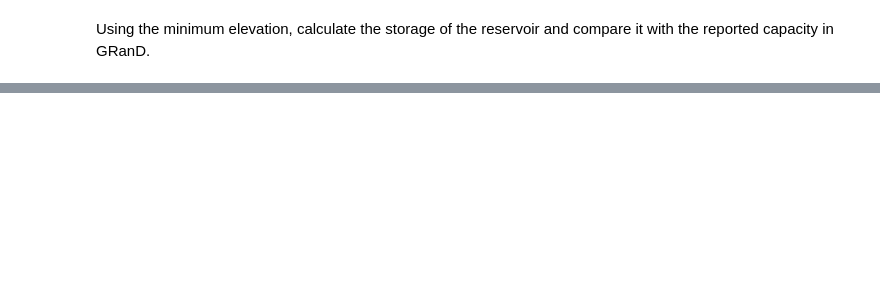
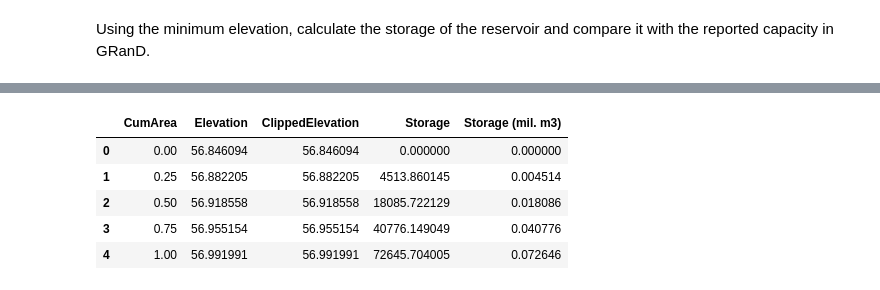
Before and after one commit to UW-SASWE/tmspp, a Jupyter notebook: notebooks/03.6.1-aevcurve.ipynb, the cells around one changed output, grey strips where cells are left out. Cells and saved outputs as stored; diff of their text form; code cells hidden in the pictures; blank space fills up the shorter version.

```diff
--- a/notebooks/03.6.1-aevcurve.ipynb
+++ b/notebooks/03.6.1-aevcurve.ipynb
@@ -609,29 +207,0 @@ srtm_extrapolated_dir = Path('/tiger1/pdas47/tmsosPP/data/aec/srtm_extrapolated'
-# %%
-val_res_pt = val_pts.loc[val_pts['tmsos_id'].isin(selected_reservoirs)]
-val_res_poly = val_polys.loc[val_polys['tmsos_id'].isin(selected_reservoirs)]
-
-# aec_fp = srtm_extrapolated_dir / f'{RESERVOIR}_poly_{poly_deg}.csv'
-# aec_df = pd.read_csv(aec_fp)
-
-from scipy.integrate import cumulative_trapezoid
-# https://docs.scipy.org/doc/scipy/reference/generated/scipy.integrate.cumulative_trapezoid.html#scipy.integrate.cumulative_trapezoid
-## Cumulatively integrate y(x) using the composite trapezoidal rule.
-
-
-aec_df = extrapolated_aec
-
-elevation_normalized = (aec_df['Elevation'] - aec_df['Elevation'].min())
-
-# cumulative_trapezoid takes two parameters.
-# y = y-axis locations of points. these values will be integrated.
-# https://en.wikipedia.org/wiki/File:Composite_trapezoidal_rule_illustration.png. Normalized Elevation.
-# x = x-axis locations of points, where each y value is sampled. Area.
-storage = cumulative_trapezoid(
-    elevation_normalized,
-    aec_df['CumArea'] * 1e6
-)
-storage = np.insert(storage, 0, 0)
-
-aec_df['Storage'] = storage
-aec_df['Storage (mil. m3)'] = storage * 1e-6
-aec_df
@@ -664,0 +373,22 @@ srtm_extrapolated_dir = Path('/tiger1/pdas47/tmsosPP/data/aec/srtm_extrapolated_
+# %%
+x_pred = np.arange(0, np.max(x), 0.25)
+y_pred = predict_y(result.x, x_pred)
+
+# Create a new DataFrame with the predicted x and y values
+predicted_df = pd.DataFrame({
+    'CumArea': x_pred,
+    'Elevation': y_pred
+})
+
+# Clip the y-values (PredictedElevation) between dam_top+10 and dam_bottom-10
+predicted_df['ClippedElevation'] = predicted_df['Elevation'].clip(lower=dam_bottom - 10, upper=dam_top + 10)
+
+predicted_storage_df = calculate_storage(predicted_df)
+predicted_storage_df.head()
+# %% [output]
+|  | CumArea | Elevation | ClippedElevation | Storage | Storage (mil. m3) |
+| 0 | 0.00 | 56.846094 | 56.846094 | 0.000000 | 0.000000 |
+| 1 | 0.25 | 56.882205 | 56.882205 | 4513.860145 | 0.004514 |
+| 2 | 0.50 | 56.918558 | 56.918558 | 18085.722129 | 0.018086 |
+| 3 | 0.75 | 56.955154 | 56.955154 | 40776.149049 | 0.040776 |
+| 4 | 1.00 | 56.991991 | 56.991991 | 72645.704005 | 0.072646 |
```
Also changed, not shown: parts of 66 cells of this notebook.
